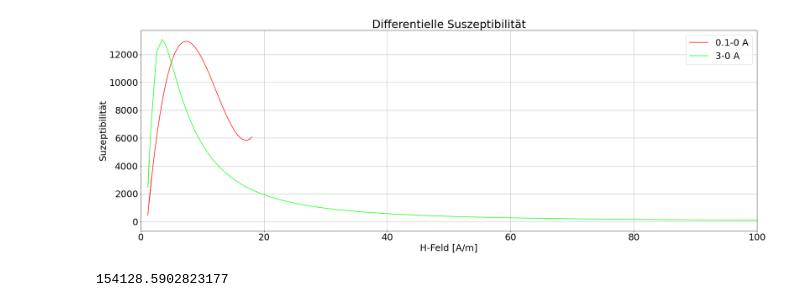
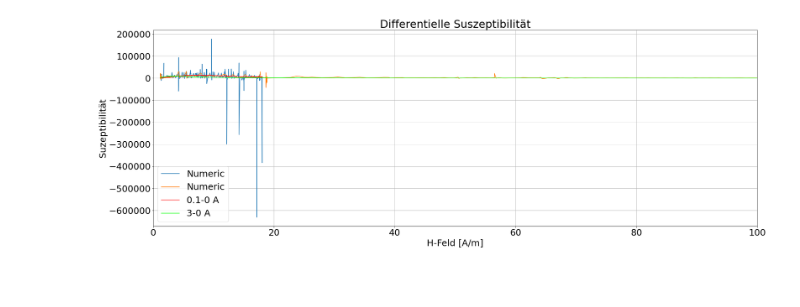
Before and after one commit to PI0nk/Praktikum-test, a Jupyter notebook: B 2.4/Measurements/Teil 2/Teil 2 - script.ipynb, the cells around one changed output. Drawn from its saved outputs; the diff is of its cells as text; code cells hidden in the pictures; blank space fills up the shorter version.

```diff
--- a/B 2.4/Measurements/Teil 2/Teil 2 - script.ipynb
+++ b/B 2.4/Measurements/Teil 2/Teil 2 - script.ipynb
@@ -44,6 +44,12 @@ def d_fit_func_pol(x,a,b,c,d):
 # %%
 dx = [[],[]]
 dy = [[],[]]
+dx_n = [[],[]]
+dy_n = [[],[]]
+mittel_y = [[],[]]
+mittel_x = [[],[]]
+
+
 
 for name in os.listdir("Daten"):
     if "1" in name:
@@ -73,14 +79,31 @@ for name in os.listdir("Daten"):
     xv = H(Im,Um,xv)
     xv = list(xv)
 
+
     if Im == 0.1:
         popt,_ = curve_fit(fit_func_pol,xv,yv)
         plt.plot(xv,[fit_func_pol(x,*popt) for x in xv],color=color,label="fit",linewidth=3,linestyle="-.")
         dx[map(Im)] = [x for x in xv if x>0]
         dy[map(Im)] = [d_fit_func_pol(x,*popt[:-1]) for x in xv if x > 0]
+        i = 0
+        #numerisches Differenzieren
+        dy_n[0] = np.diff(yv)/np.diff(xv)
+        for i in range(len(xv)-1):dx_n[0].append(xv[i])
+        #for _ in range(int(len(xv)/4)):
+        #    mittel_x[0].append(sum(xv[i:i+4]))
+        #    mittel_y[0].append(sum(yv[i:i+4]))
+        #    i += 4
+        #for i in range(1,len(mittel_x[0])):
+        #    dx_n[0].append(mittel_x[0][i])
+        #    dy_n[0].append((mittel_y[0][i]-mittel_y[0][i-1])/(mittel_x[0][i]-mittel_x[0][i-1]))
     else:
         popt,_ = curve_fit(fit_func,xv,yv)
         plt.plot(xv,[fit_func(x,*popt) for x in xv],color=color,label="fit",linewidth=3,linestyle="-.")
+        i = 0
+        #numerisches Differenzieren
+        dy_n[1] = np.diff(yv)/np.diff(xv)
+        for i in range(len(xv)-1):dx_n[1].append(xv[i])
+
         dx[map(Im)] = [x for x in xv if x>0]
         dy[map(Im)] = [300*d_fit_func(x,*popt) for x in xv if x > 0]
     print(popt)
@@ -96,22 +125,19 @@ for name in os.listdir("Daten"):
 # %%
 
 
 
 plt.figure(figsize=(30,10))
-#plt.plot(dxn,dyn,label="Numeric")
+plt.plot(dx_n[0],dy_n[0],label="Numeric")
+plt.plot(dx_n[1],dy_n[1],label="Numeric")
 plt.plot(dx[0],dy[0],label="0.1-0 A",color="red")
 plt.plot(dx[1],dy[1],label="3-0 A",color="lime")
 plt.xlim(0,100)
 plt.title("Differentielle Suszeptibilität")
 plt.xlabel("H-Feld [A/m]")
-plt.ylabel("Suzeptibilität")
-plt.grid(True)
+plt.ylabel("Suz#62eptibilität")
+plt.grid(True)1
 plt.legend()
 file.close()
 plt.savefig("..\..\Images\Teil2%s.png"%("Differentielle Suszeptibilität"))
 # %% [output]
-[figure, old version]
+[figure, new version]
-# %%
-max(dyn)
-# %% [output]
-154128.5902823177
```
Also changed, not shown: parts of 1 cell of this notebook, 3 other files.
